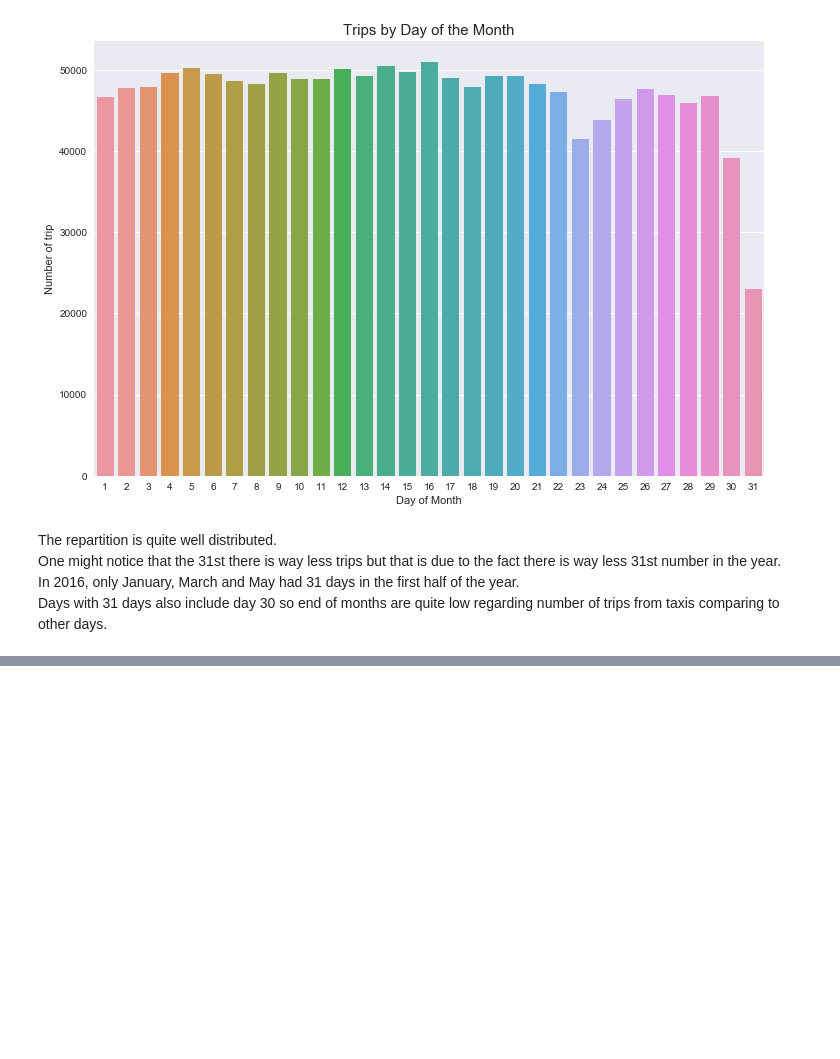
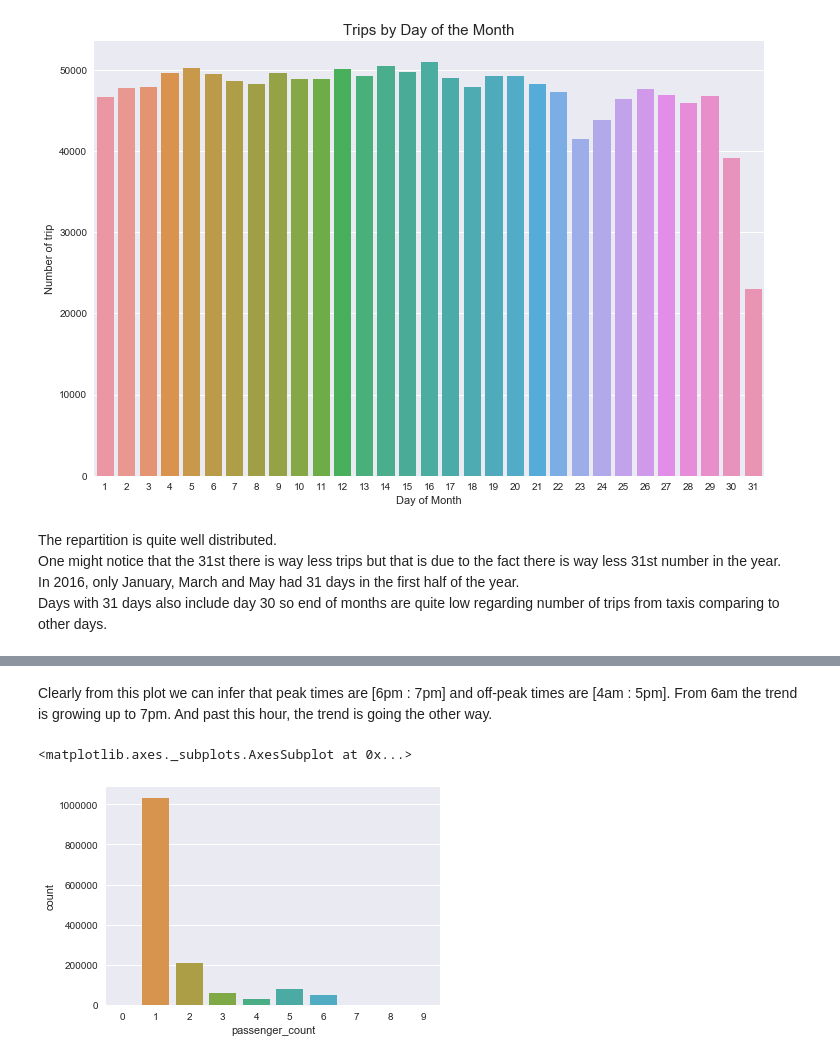
Before and after one commit to MelanVijayaratnam/Kaggle-nb, a Jupyter notebook: Taxi/Taxi.ipynb, the cells around one changed output, grey strips where cells are left out. Saved outputs shown, nothing was run; the diff lists cells and outputs as text; code cells hidden in the pictures; blank space fills up the shorter version.

```diff
--- a/Taxi/Taxi.ipynb
+++ b/Taxi/Taxi.ipynb
@@ -242,0 +287,8 @@ Days with 31 days also include day 30 so end of months are quite low regarding n
+# %% [markdown]
+Clearly from this plot we can infer that peak times are [6pm : 7pm] and off-peak times are [4am : 5pm].
+From 6am the trend is growing up to 7pm. And past this hour, the trend is going the other way.
+# %%
+sns.countplot(train_df['passenger_count'])
+# %% [output]
+<matplotlib.axes._subplots.AxesSubplot at 0x...>
+[figure, added]
```
Also changed, not shown: parts of 12 cells of this notebook.
